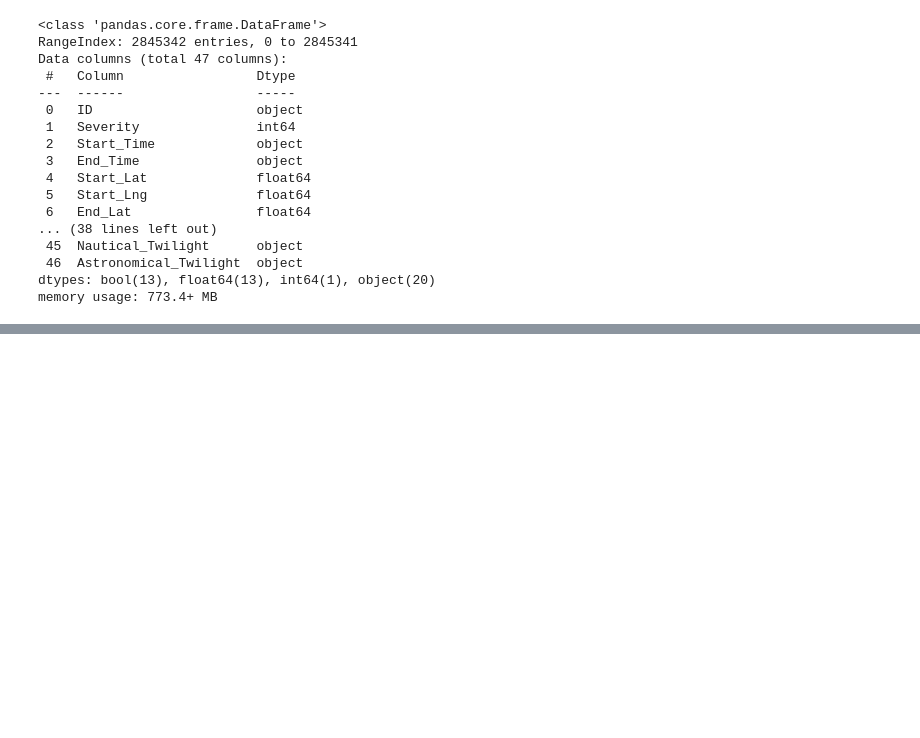
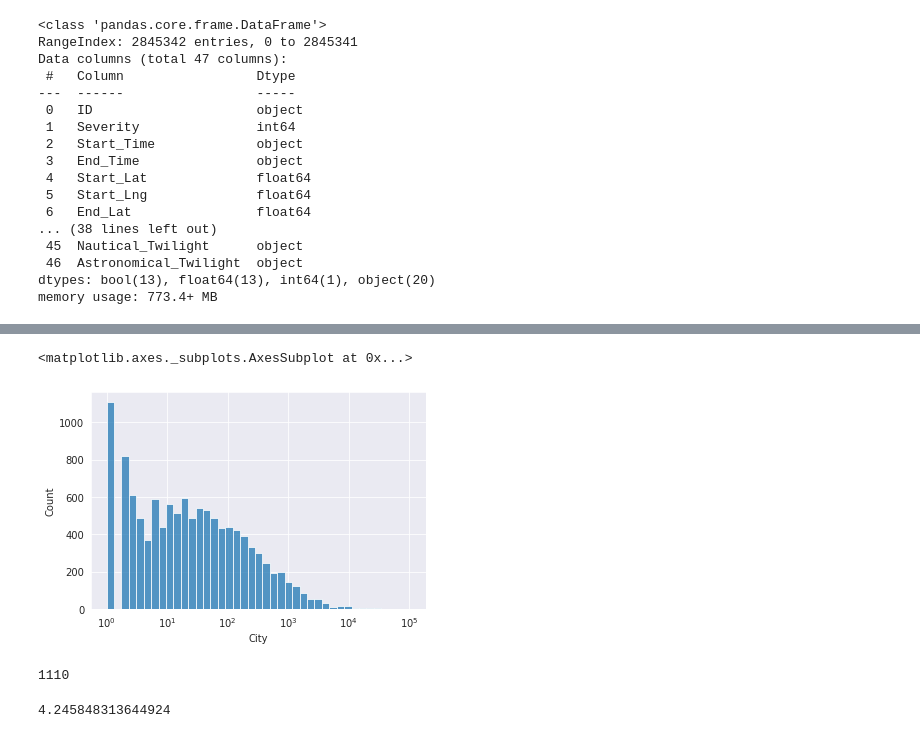
Before and after one commit to PranaySharma20/JS-Input, a Jupyter notebook: us_project1.ipynb, the cells around one changed output, grey strips where cells are left out. Saved outputs shown, nothing was run; the diff lists cells and outputs as text; code cells hidden in the pictures; blank space fills up the shorter version.

```diff
--- a/us_project1.ipynb
+++ b/us_project1.ipynb
@@ -77,0 +205,9 @@ memory usage: 773.4+ MB
+# %%
+sns.histplot(cities_accident, log_scale=True)
+# %% [output]
+<matplotlib.axes._subplots.AxesSubplot at 0x...>
+[figure, added]
+# %%
+len(cities_accident[cities_accident == 1])
+# %% [output]
+1110
@@ -77,0 +217,5 @@ memory usage: 773.4+ MB
+# %%
+percentage_high_acc_cities = len(high_acc_cities)/len(cities) * 100
+percentage_high_acc_cities
+# %% [output]
+4.245848313644924
```
Also changed, not shown: parts of 26 cells of this notebook.
